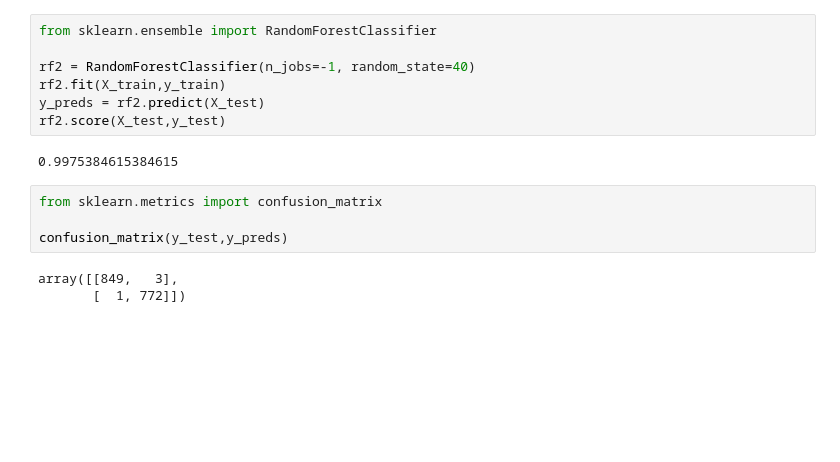
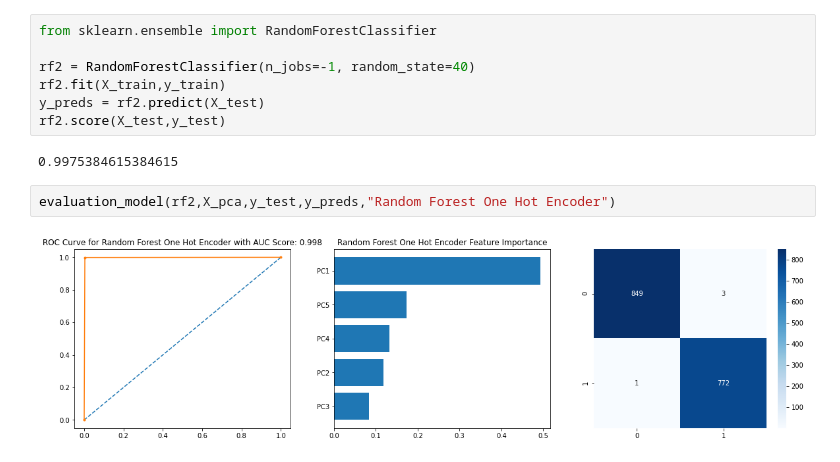
Before and after one commit to wodwine/kaggle-projects, a Jupyter notebook: mushroom-classification.ipynb, the cells around one changed output. Drawn from its saved outputs; the diff is of its cells as text; blank space fills up the shorter version.

```diff
--- a/mushroom-classification.ipynb
+++ b/mushroom-classification.ipynb
@@ -633,9 +608,6 @@ rf2.score(X_test,y_test)
 # %% [output]
 0.9975384615384615
 # %%
-from sklearn.metrics import confusion_matrix
-
-confusion_matrix(y_test,y_preds)
+evaluation_model(rf2,X_pca,y_test,y_preds,"Random Forest One Hot Encoder")
 # %% [output]
-array([[849,   3],
-       [  1, 772]])
+[figure, added]
```
Also changed, not shown: parts of 17 cells of this notebook.
